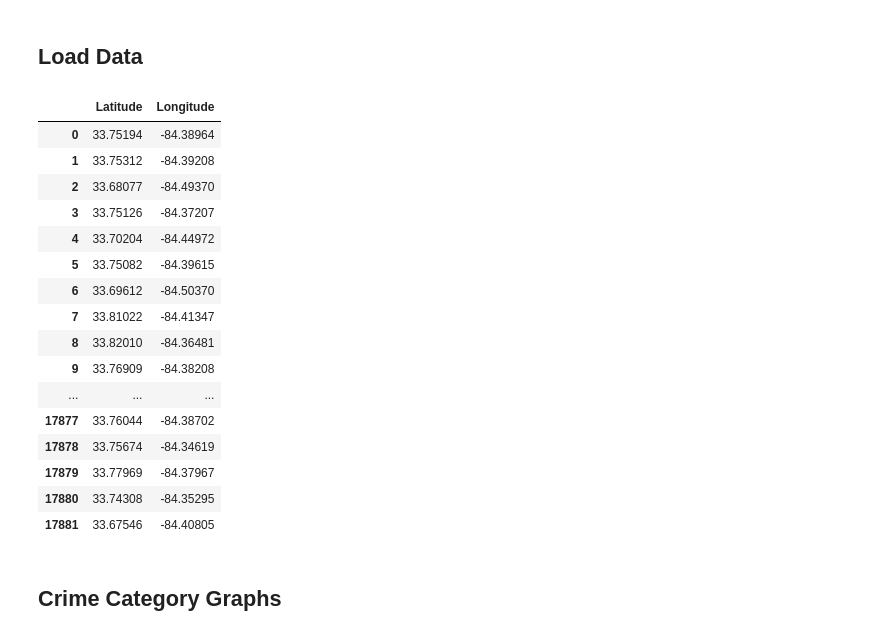
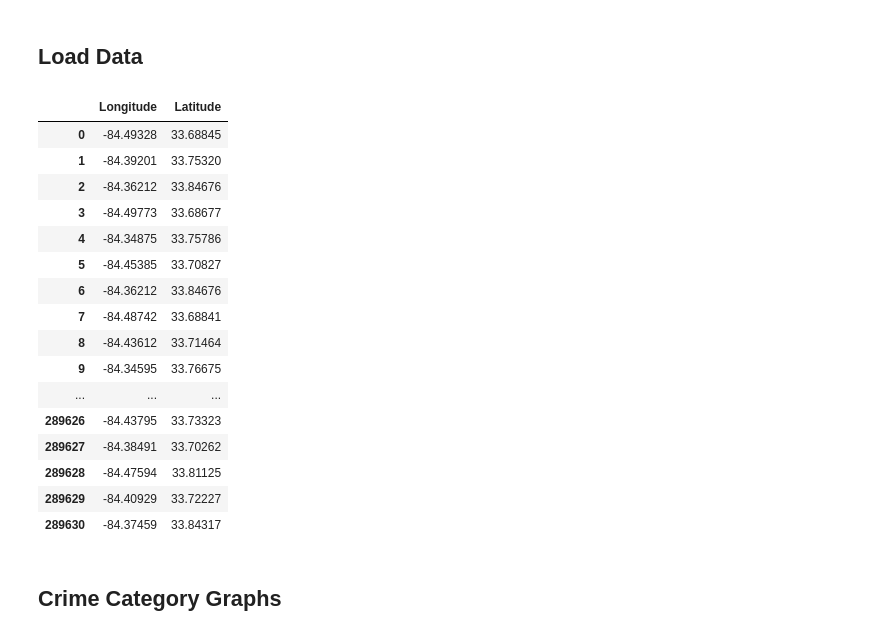
Before and after one commit to sanjeevprasada/AtlantaCrime, a Jupyter notebook: Unsupervised_Algs.ipynb, the cells around one changed output. Cells and saved outputs as stored; diff of their text form; code cells hidden in the pictures.

```diff
--- a/Unsupervised_Algs.ipynb
+++ b/Unsupervised_Algs.ipynb
@@ -26,30 +26,30 @@ from shapely.geometry import MultiPoint
 ## Load Data
 # %%
 # 2019
-data = pd.read_csv("COBRA-2019.csv", sep=',', header=0, engine='python', usecols = lambda column : column in ["Latitude", "Longitude"])
+data = pd.read_csv("cobra-clean2009.csv", sep=',', header=0, engine='python', usecols = lambda column : column in ["Latitude", "Longitude"])
 # Cleaned 2009-2018
 #data = pd.read_csv("cobra-clean.csv", sep=',', header=0, engine='python', usecols = lambda column : column in ["Latitude", "Longitude"])
 X = data.to_numpy()
 head_tail = data.iloc[np.r_[0:10, -10:0]]
 head_tail
 # %% [output]
-|  | Latitude | Longitude |
-| 0 | 33.75194 | -84.38964 |
-| 1 | 33.75312 | -84.39208 |
-| 2 | 33.68077 | -84.49370 |
-| 3 | 33.75126 | -84.37207 |
-| 4 | 33.70204 | -84.44972 |
-| 5 | 33.75082 | -84.39615 |
-| 6 | 33.69612 | -84.50370 |
-| 7 | 33.81022 | -84.41347 |
-| 8 | 33.82010 | -84.36481 |
-| 9 | 33.76909 | -84.38208 |
+|  | Longitude | Latitude |
+| 0 | -84.49328 | 33.68845 |
+| 1 | -84.39201 | 33.75320 |
+| 2 | -84.36212 | 33.84676 |
+| 3 | -84.49773 | 33.68677 |
+| 4 | -84.34875 | 33.75786 |
+| 5 | -84.45385 | 33.70827 |
+| 6 | -84.36212 | 33.84676 |
+| 7 | -84.48742 | 33.68841 |
+| 8 | -84.43612 | 33.71464 |
+| 9 | -84.34595 | 33.76675 |
 | ... | ... | ... |
-| 17877 | 33.76044 | -84.38702 |
-| 17878 | 33.75674 | -84.34619 |
-| 17879 | 33.77969 | -84.37967 |
-| 17880 | 33.74308 | -84.35295 |
-| 17881 | 33.67546 | -84.40805 |
+| 289626 | -84.43795 | 33.73323 |
+| 289627 | -84.38491 | 33.70262 |
+| 289628 | -84.47594 | 33.81125 |
+| 289629 | -84.40929 | 33.72227 |
+| 289630 | -84.37459 | 33.84317 |
 # %% [markdown]
 ## Crime Category Graphs
 # %%
```
Also changed, not shown: parts of 2 cells of this notebook, 10 other files.
